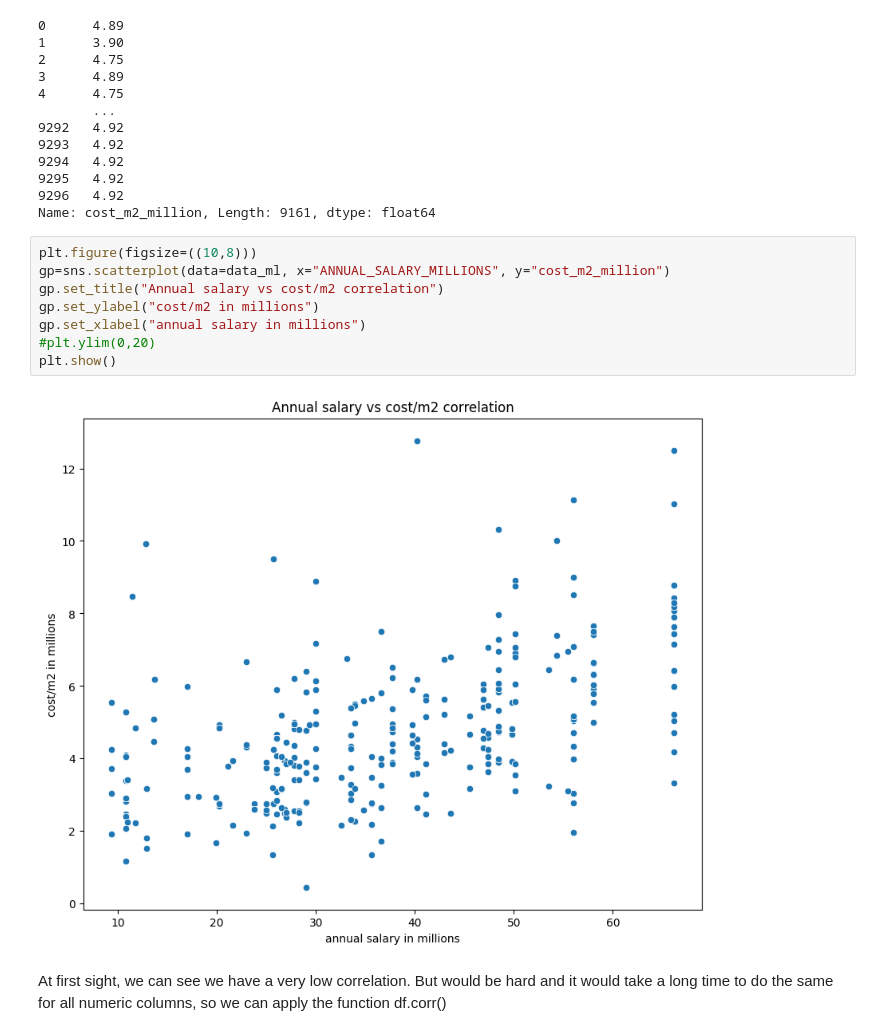
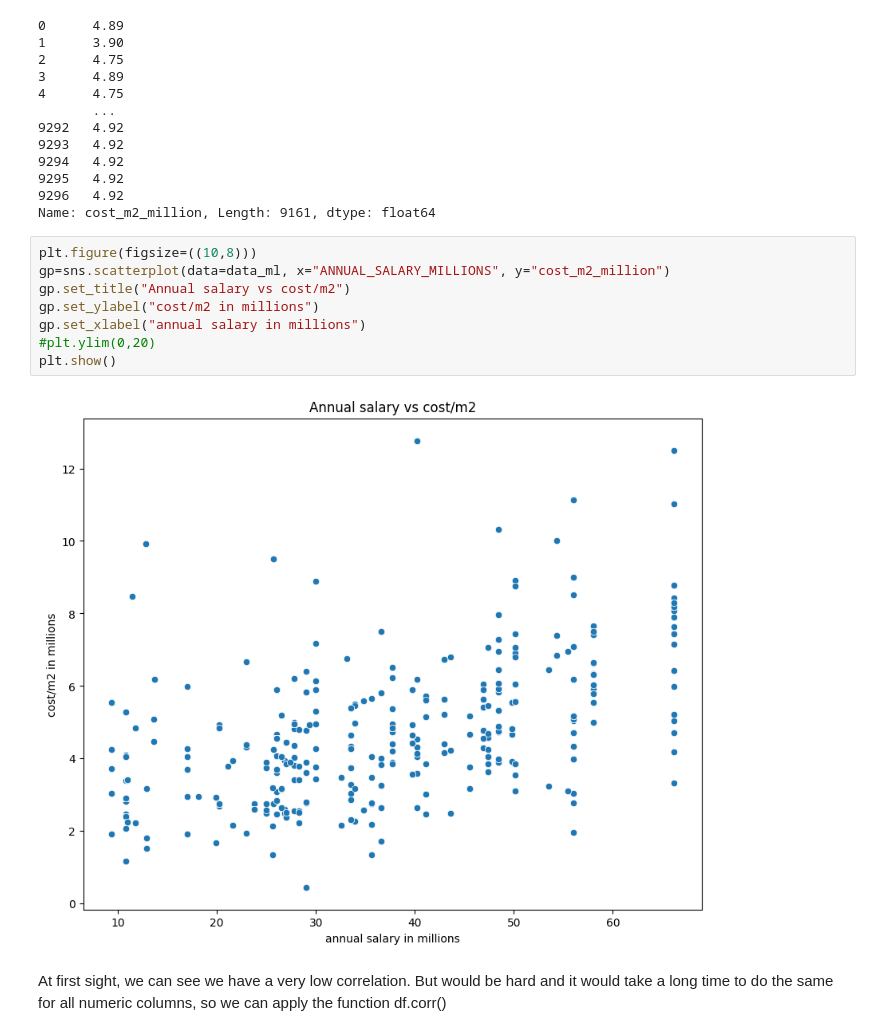
Before and after one commit to EmmanuelMald/Inmersion-datos-Aiura-LATAM, a Jupyter notebook: Integrate_work.ipynb, the cells around one changed output. Cells and saved outputs as stored; diff of their text form.

```diff
--- a/Integrate_work.ipynb
+++ b/Integrate_work.ipynb
@@ -585,13 +585,13 @@ Name: cost_m2_million, Length: 9161, dtype: float64
 # %%
 plt.figure(figsize=((10,8)))
 gp=sns.scatterplot(data=data_ml, x="ANNUAL_SALARY_MILLIONS", y="cost_m2_million")
-gp.set_title("Annual salary vs cost/m2 correlation")
+gp.set_title("Annual salary vs cost/m2")
 gp.set_ylabel("cost/m2 in millions")
 gp.set_xlabel("annual salary in millions")
 #plt.ylim(0,20)
 plt.show()
 # %% [output]
-[figure, old version]
+[figure, new version]
 # %% [markdown]
 At first sight, we can see we have a very low correlation. But would be hard and it would take a long time to do the same for all numeric columns, so we can apply the function df.corr()
 # %%
```
